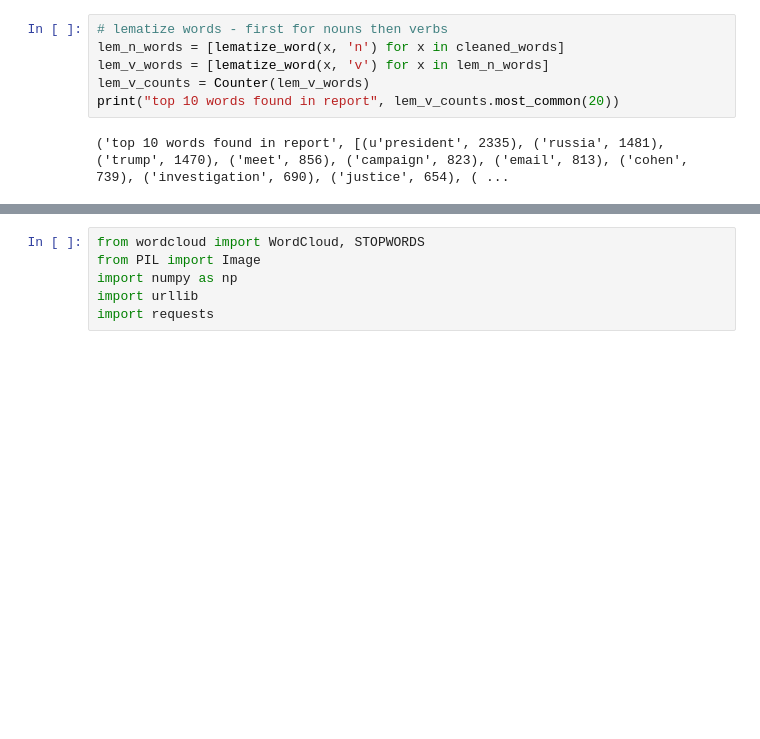
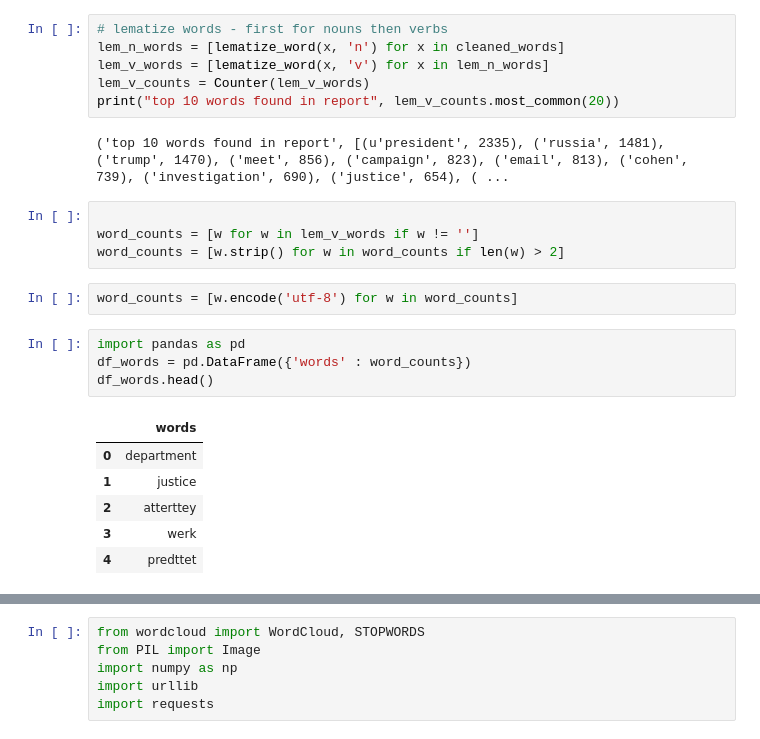
Before and after one commit to Gabya06/mueller, a Jupyter notebook: MuellerReportAnalysis.ipynb, the cells around one changed output, grey strips where cells are left out. Drawn from its saved outputs; the diff is of its cells as text; blank space fills up the shorter version.

```diff
--- a/MuellerReportAnalysis.ipynb
+++ b/MuellerReportAnalysis.ipynb
@@ -26,3 +29,20 @@ lem_v_counts = Counter(lem_v_words)
 print("top 10 words found in report", lem_v_counts.most_common(20))
 # %% [output]
 ('top 10 words found in report', [(u'president', 2335), ('russia', 1481), ('trump', 1470), ('meet', 856), ('campaign', 823), ('email', 813), ('cohen', 739), ('investigation', 690), ('justice', 654), ( ...
+# %%
+
+word_counts = [w for w in lem_v_words if w != '']
+word_counts = [w.strip() for w in word_counts if len(w) > 2]
+# %%
+word_counts = [w.encode('utf-8') for w in word_counts]
+# %%
+import pandas as pd
+df_words = pd.DataFrame({'words' : word_counts})
+df_words.head()
+# %% [output]
+|  | words |
+| 0 | department |
+| 1 | justice |
+| 2 | atterttey |
+| 3 | werk |
+| 4 | predttet |
```
Also changed, not shown: parts of 4 cells of this notebook.
